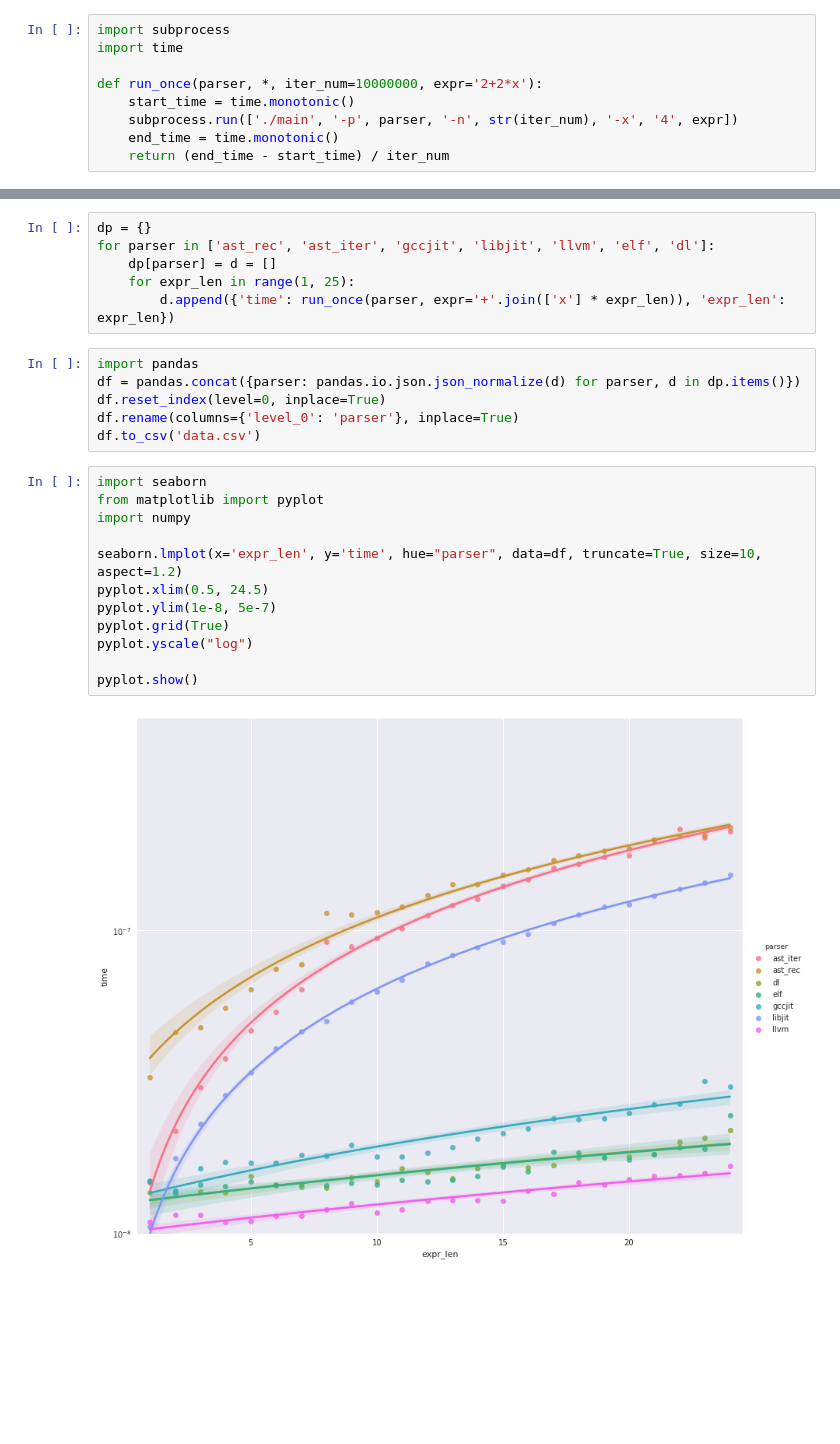
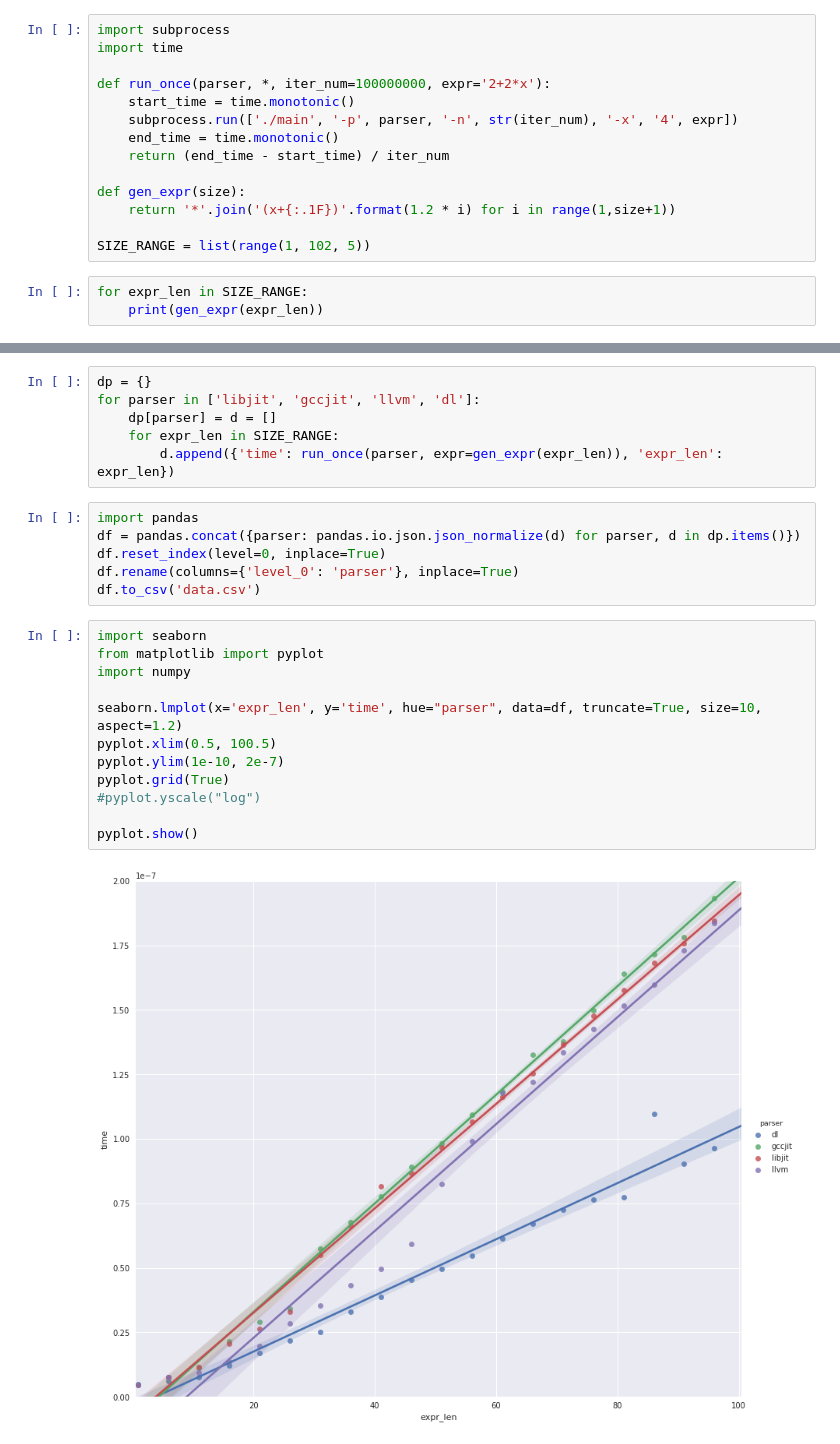
Before and after one commit to VictorDenisov/calc, a Jupyter notebook: benchmark.ipynb, the cells around one changed output, grey strips where cells are left out. Saved outputs shown, nothing was run; the diff lists cells and outputs as text; blank space fills up the shorter version.

```diff
--- a/benchmark.ipynb
+++ b/benchmark.ipynb
@@ -2,8 +2,16 @@
 import subprocess
 import time
 
-def run_once(parser, *, iter_num=10000000, expr='2+2*x'):
+def run_once(parser, *, iter_num=100000000, expr='2+2*x'):
     start_time = time.monotonic()
     subprocess.run(['./main', '-p', parser, '-n', str(iter_num), '-x', '4', expr])
     end_time = time.monotonic()
     return (end_time - start_time) / iter_num
+
+def gen_expr(size):
+    return '*'.join('(x+{:.1F})'.format(1.2 * i) for i in range(1,size+1))
+
+SIZE_RANGE = list(range(1, 102, 5))
+# %%
+for expr_len in SIZE_RANGE:
+    print(gen_expr(expr_len))
@@ -10,9 +36,9 @@ def run_once(parser, *, iter_num=10000000, expr='2+2*x'):
 # %%
 dp = {}
-for parser in ['ast_rec', 'ast_iter', 'gccjit', 'libjit', 'llvm', 'elf', 'dl']:
+for parser in ['libjit', 'gccjit', 'llvm', 'dl']:
     dp[parser] = d = []
-    for expr_len in range(1, 25):
-        d.append({'time': run_once(parser, expr='+'.join(['x'] * expr_len)), 'expr_len': expr_len})
+    for expr_len in SIZE_RANGE:
+        d.append({'time': run_once(parser, expr=gen_expr(expr_len)), 'expr_len': expr_len})
 # %%
 import pandas
 df = pandas.concat({parser: pandas.io.json.json_normalize(d) for parser, d in dp.items()})
@@ -22,14 +48,14 @@ df.to_csv('data.csv')
 # %%
 import seaborn
 from matplotlib import pyplot
 import numpy
 
 seaborn.lmplot(x='expr_len', y='time', hue="parser", data=df, truncate=True, size=10, aspect=1.2)
-pyplot.xlim(0.5, 24.5)
-pyplot.ylim(1e-8, 5e-7)
+pyplot.xlim(0.5, 100.5)
+pyplot.ylim(1e-10, 2e-7)
 pyplot.grid(True)
-pyplot.yscale("log")
+#pyplot.yscale("log")
 
 pyplot.show()
 # %% [output]
-[figure, old version]
+[figure, new version]
```
Also changed, not shown: parts of 2 cells of this notebook, 1 other file.
